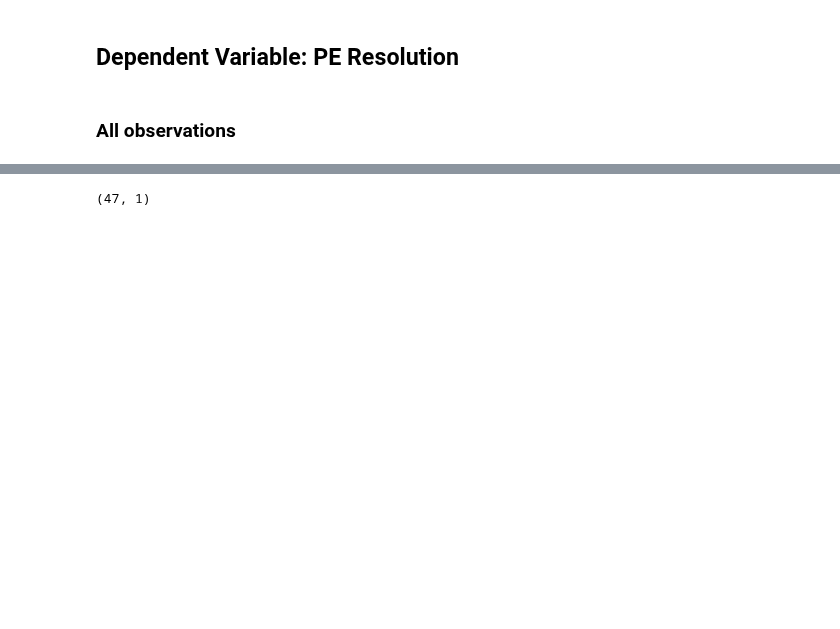
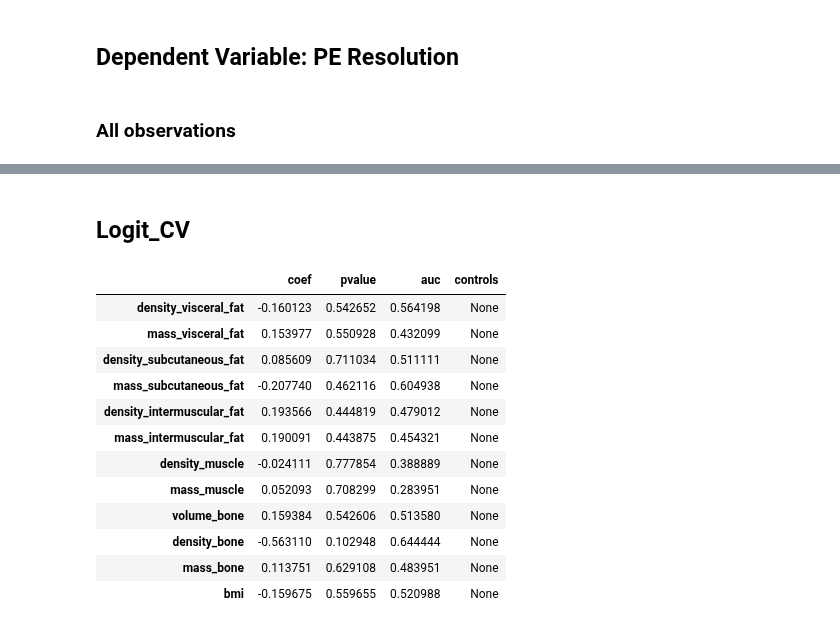
Before and after one commit to qaust/iCPET, a Jupyter notebook: src/logit.ipynb, the cells around one changed output, grey strips where cells are left out. Saved outputs shown, nothing was run; the diff lists cells and outputs as text; code cells hidden in the pictures; blank space fills up the shorter version.

```diff
--- a/src/logit.ipynb
+++ b/src/logit.ipynb
@@ -196,0 +277,3 @@ y.head()
+# %%
+y = Y['resolved_pe'].map({'Unresolved': 0, 'Resolved': 1})
+y.head()
@@ -196,0 +288,13 @@ y.head()
+# %%
+le = LabelEncoder()
+
+y = pd.DataFrame(
+	le.fit_transform(y),
+	columns=['resolved_pe'],
+	index=Y.index
+).astype(np.int64)
+
+
+print(le.classes_)
+
+y.head()
@@ -229,4 +315,0 @@ X_temp.shape
-# %%
-y.shape
-# %% [output]
-(47, 1)
@@ -232,0 +416,46 @@ y.shape
+# %% [markdown]
+## Logit_CV
+# %%
+all_logit_cv_dfs = list()
+# %%
+logit_coefs = dict()
+logit_pvals = dict()
+logit_auc = dict()
+
+for feature in BODY_FEAT_UNCORR:
+	(
+		coef, pvalues,
+		fpr, tpr, thresholds, auc
+	) = logit_CV(X_pp, y, feature, controls=None, n_splits=10)
+
+	logit_coefs[feature] = coef[0]
+	logit_pvals[feature] = pvalues[0]
+	logit_auc[feature] = auc
+
+	# plot_roc(fpr, tpr, auc, custom_title=f'X={feature}')
+
+logit_results_df = pd.DataFrame(
+	{
+		'coef': logit_coefs,
+		'pvalue': logit_pvals,
+		'auc': logit_auc,
+		'controls': 'None'
+	}
+)
+# logit_results_df.to_csv('../output/regressions/logit_CV, body, controls=None.csv')
+all_logit_cv_dfs.append(logit_results_df)
+logit_results_df
+# %% [output]
+|  | coef | pvalue | auc | controls |
+| density_visceral_fat | -0.160123 | 0.542652 | 0.564198 | None |
+| mass_visceral_fat | 0.153977 | 0.550928 | 0.432099 | None |
+| density_subcutaneous_fat | 0.085609 | 0.711034 | 0.511111 | None |
+| mass_subcutaneous_fat | -0.207740 | 0.462116 | 0.604938 | None |
+| density_intermuscular_fat | 0.193566 | 0.444819 | 0.479012 | None |
+| mass_intermuscular_fat | 0.190091 | 0.443875 | 0.454321 | None |
+| density_muscle | -0.024111 | 0.777854 | 0.388889 | None |
+| mass_muscle | 0.052093 | 0.708299 | 0.283951 | None |
+| volume_bone | 0.159384 | 0.542606 | 0.513580 | None |
+| density_bone | -0.563110 | 0.102948 | 0.644444 | None |
+| mass_bone | 0.113751 | 0.629108 | 0.483951 | None |
+| bmi | -0.159675 | 0.559655 | 0.520988 | None |
```
Also changed, not shown: parts of 45 cells of this notebook, 2 other files.
